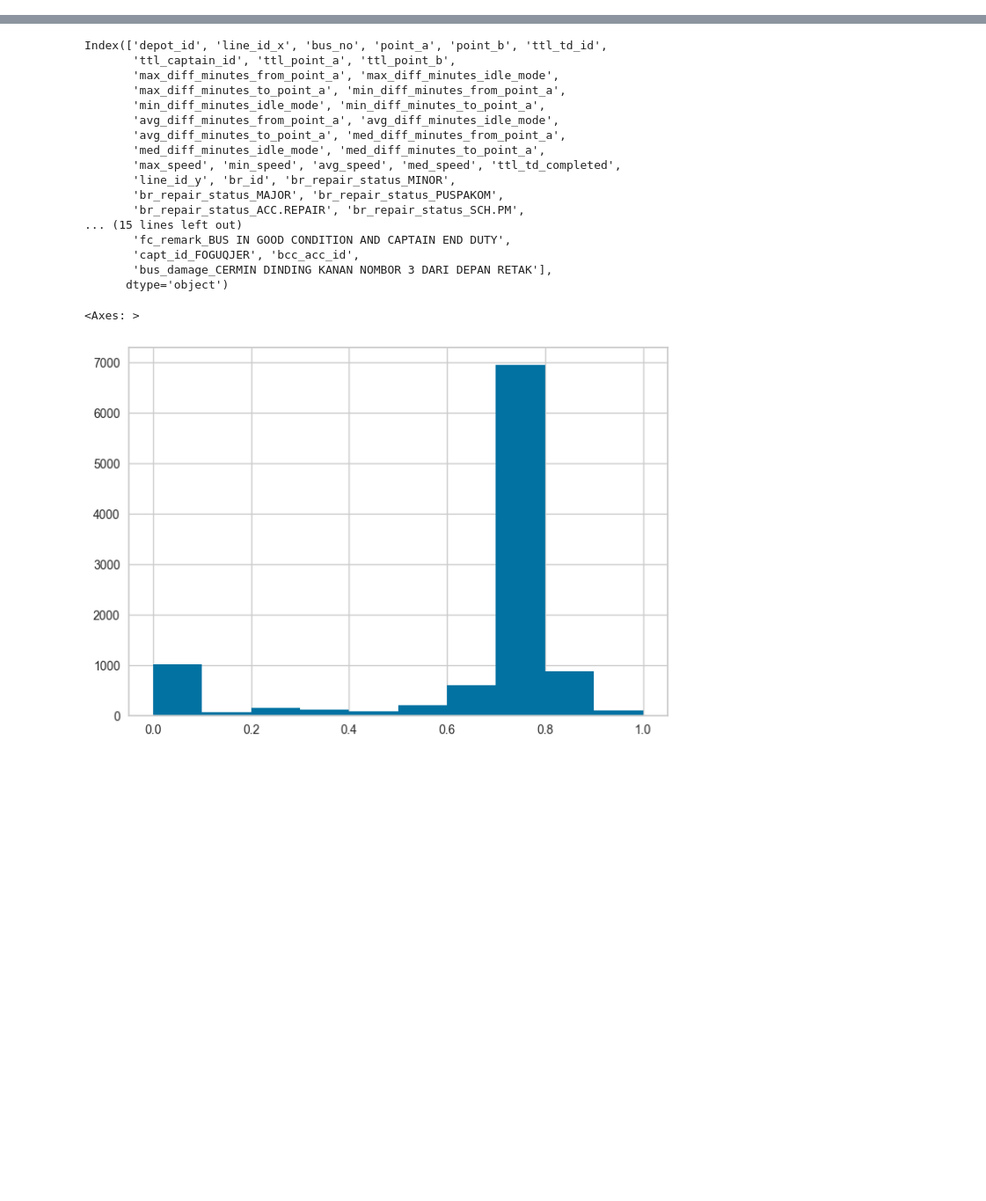
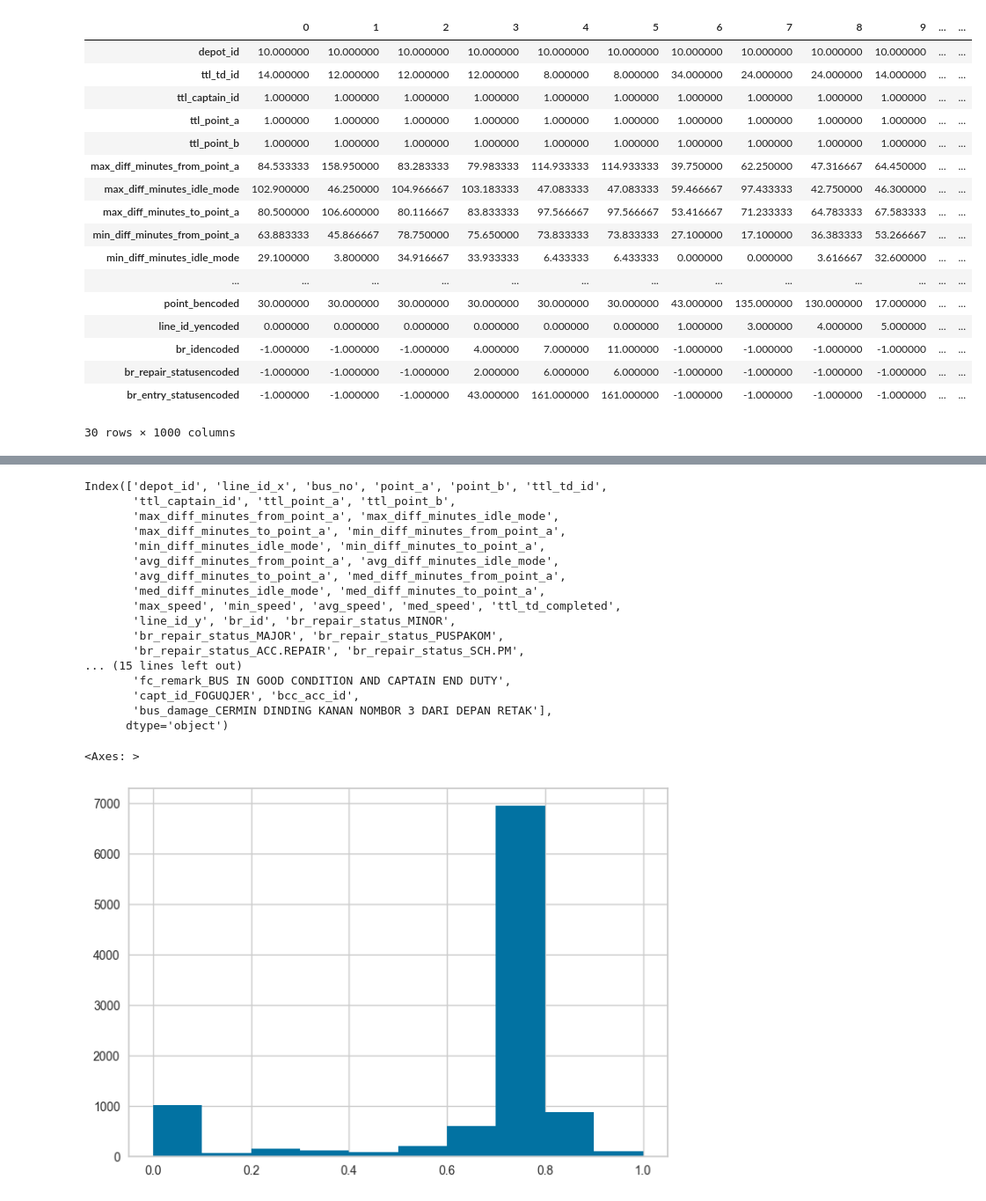
Before and after one commit to izardy/myrapid-backend, a Jupyter notebook: ml/RapidKL_Hackathon_Predict_Label2.ipynb, the cells around one changed output, grey strips where cells are left out. Shown at 88% size. Saved outputs shown, nothing was run; the diff lists cells and outputs as text; code cells hidden in the pictures; blank space fills up the shorter version.

```diff
--- a/ml/RapidKL_Hackathon_Predict_Label2.ipynb
+++ b/ml/RapidKL_Hackathon_Predict_Label2.ipynb
@@ -25,0 +105,43 @@ Index(['ope_date', 'depot_id', 'line_id_x', 'bus_no', 'point_a', 'point_b',
+# %%
+# encode 3
+# point_a
+data.cc = pd.Categorical(data.point_a)
+data['point_aencoded'] = data.cc.codes
+data = data.drop('point_a',axis=1)
+print(data.point_aencoded.value_counts())
+
+# encode 4
+# point_b
+data.cc = pd.Categorical(data.point_b)
+data['point_bencoded'] = data.cc.codes
+data = data.drop('point_b',axis=1)
+print(data.point_bencoded.value_counts())
+
+# encode 5
+# line_id_y
+data.cc = pd.Categorical(data.line_id_y)
+data['line_id_yencoded'] = data.cc.codes
+data = data.drop('line_id_y',axis=1)
+print(data.line_id_yencoded.value_counts())
+
+# encode 6
+# br_id
+data.cc = pd.Categorical(data.br_id)
+data['br_idencoded'] = data.cc.codes
+data = data.drop('br_id',axis=1)
+print(data.br_idencoded.value_counts())
+
+# encode 7
+# br_id
+data.cc = pd.Categorical(data.br_repair_status)
+data['br_repair_statusencoded'] = data.cc.codes
+data = data.drop('br_repair_status',axis=1)
+print(data.br_repair_statusencoded.value_counts())
+
+
+# encode 8
+# br_id
+data.cc = pd.Categorical(data.br_entry_status)
+data['br_entry_statusencoded'] = data.cc.codes
+data = data.drop('br_entry_status',axis=1)
+print(data.br_entry_statusencoded.value_counts())
@@ -25,0 +166,21 @@ Index(['ope_date', 'depot_id', 'line_id_x', 'bus_no', 'point_a', 'point_b',
+# %%
+data.head(1000).T
+# %% [output]
+|  | 0 | 1 | 2 | 3 | 4 | 5 | 6 | 7 | 8 | 9 | ... | ... |
+| depot_id | 10.000000 | 10.000000 | 10.000000 | 10.000000 | 10.000000 | 10.000000 | 10.000000 | 10.000000 | 10.000000 | 10.000000 | ... | ... |
+| ttl_td_id | 14.000000 | 12.000000 | 12.000000 | 12.000000 | 8.000000 | 8.000000 | 34.000000 | 24.000000 | 24.000000 | 14.000000 | ... | ... |
+| ttl_captain_id | 1.000000 | 1.000000 | 1.000000 | 1.000000 | 1.000000 | 1.000000 | 1.000000 | 1.000000 | 1.000000 | 1.000000 | ... | ... |
+| ttl_point_a | 1.000000 | 1.000000 | 1.000000 | 1.000000 | 1.000000 | 1.000000 | 1.000000 | 1.000000 | 1.000000 | 1.000000 | ... | ... |
+| ttl_point_b | 1.000000 | 1.000000 | 1.000000 | 1.000000 | 1.000000 | 1.000000 | 1.000000 | 1.000000 | 1.000000 | 1.000000 | ... | ... |
+| max_diff_minutes_from_point_a | 84.533333 | 158.950000 | 83.283333 | 79.983333 | 114.933333 | 114.933333 | 39.750000 | 62.250000 | 47.316667 | 64.450000 | ... | ... |
+| max_diff_minutes_idle_mode | 102.900000 | 46.250000 | 104.966667 | 103.183333 | 47.083333 | 47.083333 | 59.466667 | 97.433333 | 42.750000 | 46.300000 | ... | ... |
+| max_diff_minutes_to_point_a | 80.500000 | 106.600000 | 80.116667 | 83.833333 | 97.566667 | 97.566667 | 53.416667 | 71.233333 | 64.783333 | 67.583333 | ... | ... |
+| min_diff_minutes_from_point_a | 63.883333 | 45.866667 | 78.750000 | 75.650000 | 73.833333 | 73.833333 | 27.100000 | 17.100000 | 36.383333 | 53.266667 | ... | ... |
+| min_diff_minutes_idle_mode | 29.100000 | 3.800000 | 34.916667 | 33.933333 | 6.433333 | 6.433333 | 0.000000 | 0.000000 | 3.616667 | 32.600000 | ... | ... |
+| ... | ... | ... | ... | ... | ... | ... | ... | ... | ... | ... | ... | ... |
+| point_bencoded | 30.000000 | 30.000000 | 30.000000 | 30.000000 | 30.000000 | 30.000000 | 43.000000 | 135.000000 | 130.000000 | 17.000000 | ... | ... |
+| line_id_yencoded | 0.000000 | 0.000000 | 0.000000 | 0.000000 | 0.000000 | 0.000000 | 1.000000 | 3.000000 | 4.000000 | 5.000000 | ... | ... |
+| br_idencoded | -1.000000 | -1.000000 | -1.000000 | 4.000000 | 7.000000 | 11.000000 | -1.000000 | -1.000000 | -1.000000 | -1.000000 | ... | ... |
+| br_repair_statusencoded | -1.000000 | -1.000000 | -1.000000 | 2.000000 | 6.000000 | 6.000000 | -1.000000 | -1.000000 | -1.000000 | -1.000000 | ... | ... |
+| br_entry_statusencoded | -1.000000 | -1.000000 | -1.000000 | 43.000000 | 161.000000 | 161.000000 | -1.000000 | -1.000000 | -1.000000 | -1.000000 | ... | ... |
+30 rows × 1000 columns
```
Also changed, not shown: parts of 19 cells of this notebook.
